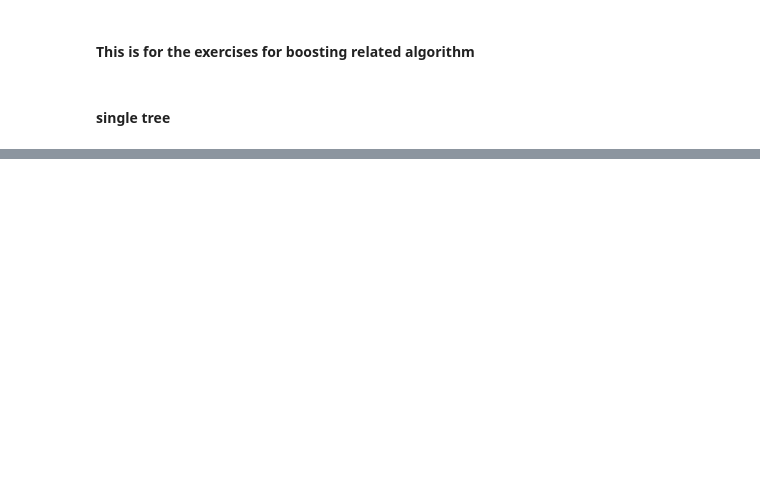
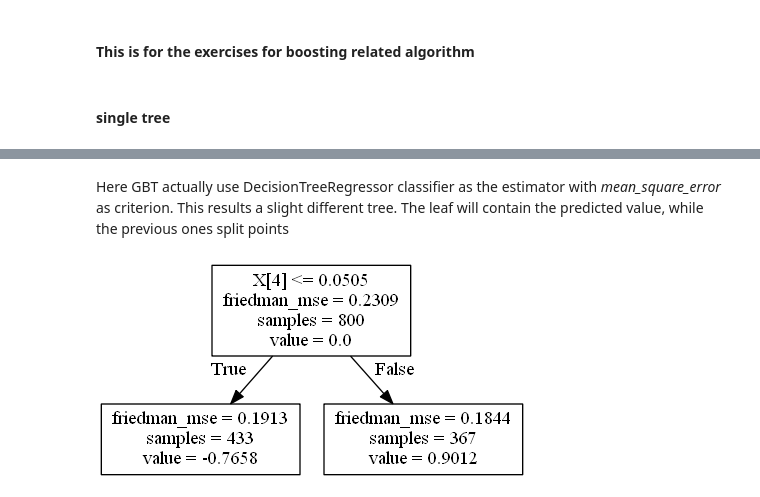
Before and after one commit to phuang7008/machine_learning, a Jupyter notebook: boost_tests.ipynb, the cells around one changed output, grey strips where cells are left out. Drawn from its saved outputs; the diff is of its cells as text; code cells hidden in the pictures; blank space fills up the shorter version.

```diff
--- a/boost_tests.ipynb
+++ b/boost_tests.ipynb
@@ -41,0 +142,21 @@ Number of nodes created: 151
+# %%
+gbt = GradientBoostingClassifier(max_depth=1, n_estimators=1000,
+                                 warm_start=True, random_state=123)
+gbt.fit(X_train, y_train)
+gbt_y_pred = gbt.predict(X_test)
+gbt_y_pred_prob = gbt.predict_proba(X_test)
+
+# evaluation
+accuracy = accuracy_score(y_test, gbt_y_pred)
+logloss = log_loss(y_test, gbt_y_pred_prob)
+# log_loss = log_loss(y_test, gbt_y_pred_prob)  ===> bad
+# note, try not to use the same name for both variable and function. otherwise,
+# it will give you TypeError: 'numpy.float64' object is not callable
+
+print("Accuracy: {0:.2f}".format(accuracy))
+print("log loss: {0:.2f}".format(logloss))
+
+# view the first several instances
+print("y labels:    ", y_test[:15,])
+print("y predicted: ", gbt_y_pred[:15,])
+print("y predicted probability:\n", gbt_y_pred_prob[:5,])
@@ -41,0 +174,17 @@ Number of nodes created: 151
+# %% [markdown]
+Here GBT actually use DecisionTreeRegressor classifier as the estimator with *mean_square_error* as criterion. This results a slight different tree. The leaf will contain the predicted value, while the previous ones split points
+# %%
+gbt_t1 = gbt.estimators_[2][0]
+gbt_dt_dot = 'gbt.dot'
+gbt_dt_pnd = 'gbt.png'
+
+# exporting dot file
+export_graphviz(gbt_t1, out_file=gbt_dt_dot)
+
+# conversion
+command = ['dot', '-Tpng', gbt_dt_dot, '-o', gbt_dt_pnd]
+subprocess.check_call(command, shell=True)
+
+Image(gbt_dt_pnd)
+# %% [output]
+[figure, added]
```
Also changed, not shown: parts of 13 cells of this notebook.
